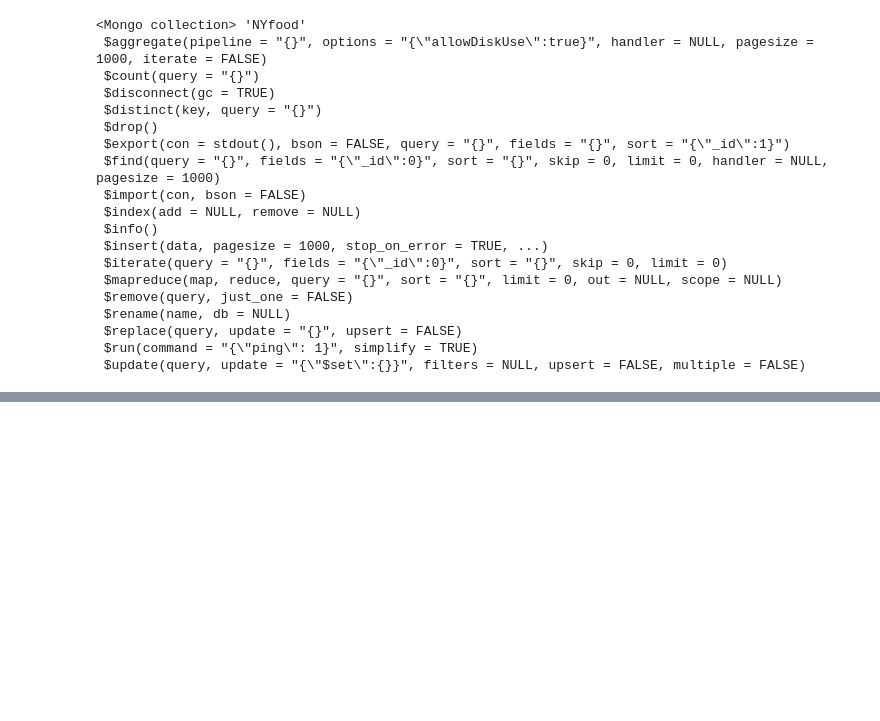
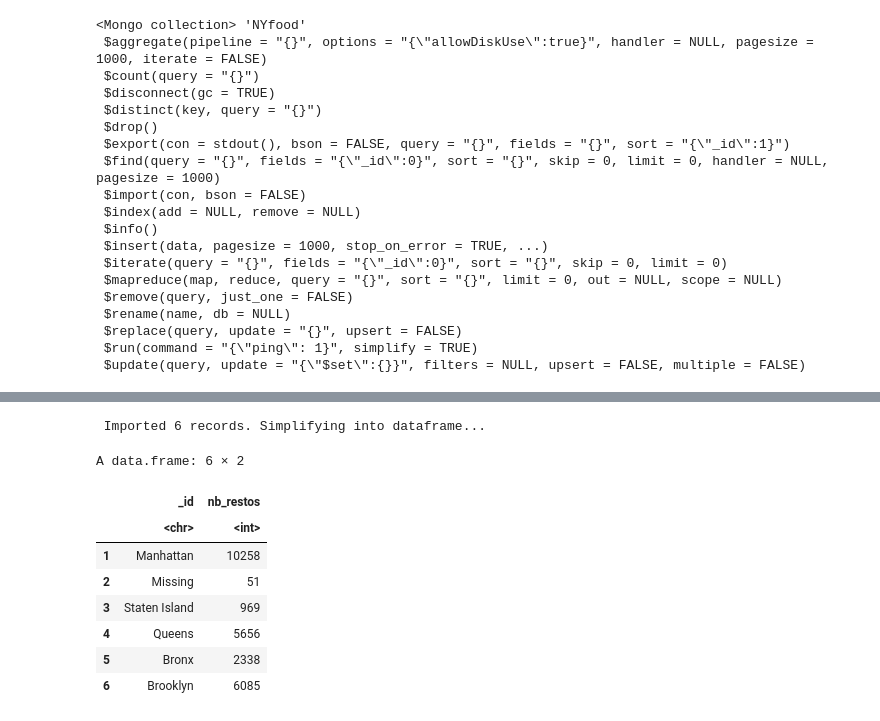
Before and after one commit to rtavenar/mongo_book, a Jupyter notebook: _sources/content/07_scripts_R.ipynb, the cells around one changed output, grey strips where cells are left out. Saved outputs shown, nothing was run; the diff lists cells and outputs as text; code cells hidden in the pictures; blank space fills up the shorter version.

```diff
--- a/_sources/content/07_scripts_R.ipynb
+++ b/_sources/content/07_scripts_R.ipynb
@@ -10,7 +72,7 @@ Le fichier que vous devez modifier pour ce chapitre est `mongo_book/content/07_s
 # %%
 library(mongolite)
-coll <- mongo("NYfood", url = "mongodb://localhost:27017/food")
-print(coll)
+coll <- mongo(collection="NYfood", db="food",url = "mongodb://localhost:27017/food", verbose=TRUE)
+coll
 # %% [output]
 <Mongo collection> 'NYfood'
  $aggregate(pipeline = "{}", options = "{\"allowDiskUse\":true}", handler = NULL, pagesize = 1000, iterate = FALSE)
@@ -33,0 +459,15 @@ print(coll)
+# %%
+req = '[{"$group":{"_id":"$borough","nb_restos":{"$sum":1}}}]'
+df <- coll$aggregate(pipeline=req)
+df
+# %% [output]
+ Imported 6 records. Simplifying into dataframe...
+A data.frame: 6 × 2
+|  | _id | nb_restos |
+|  | <chr> | <int> |
+| 1 | Manhattan | 10258 |
+| 2 | Missing | 51 |
+| 3 | Staten Island | 969 |
+| 4 | Queens | 5656 |
+| 5 | Bronx | 2338 |
+| 6 | Brooklyn | 6085 |
```
Also changed, not shown: parts of 56 cells of this notebook, 19 other files.
